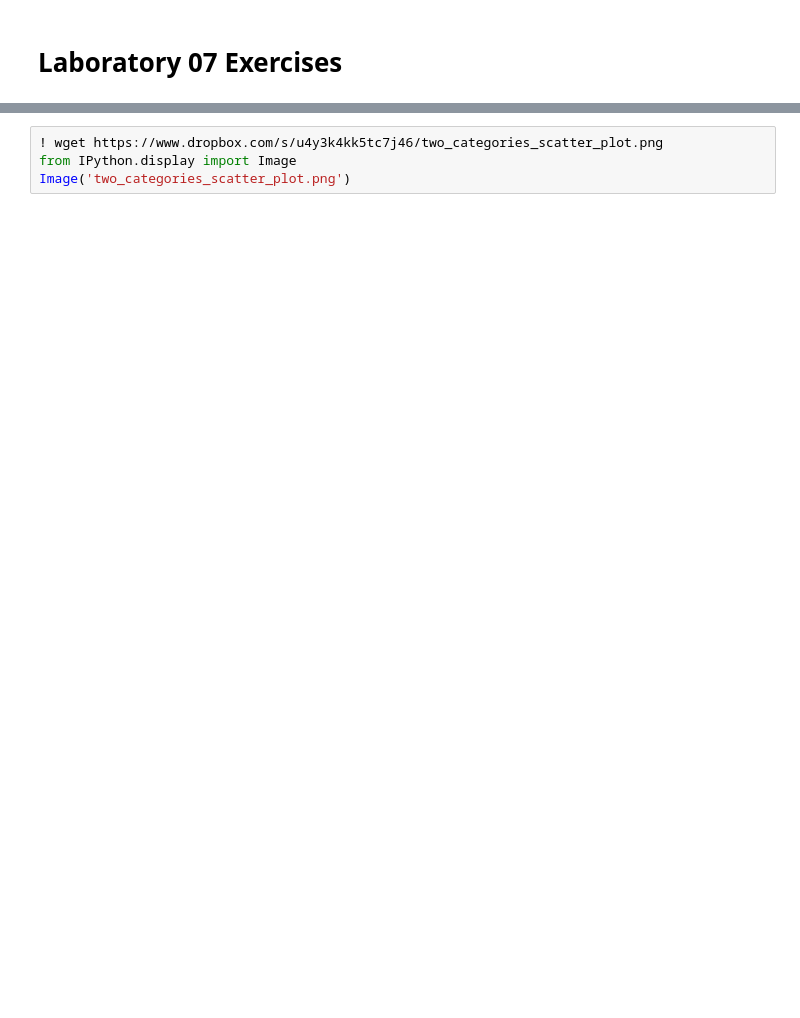
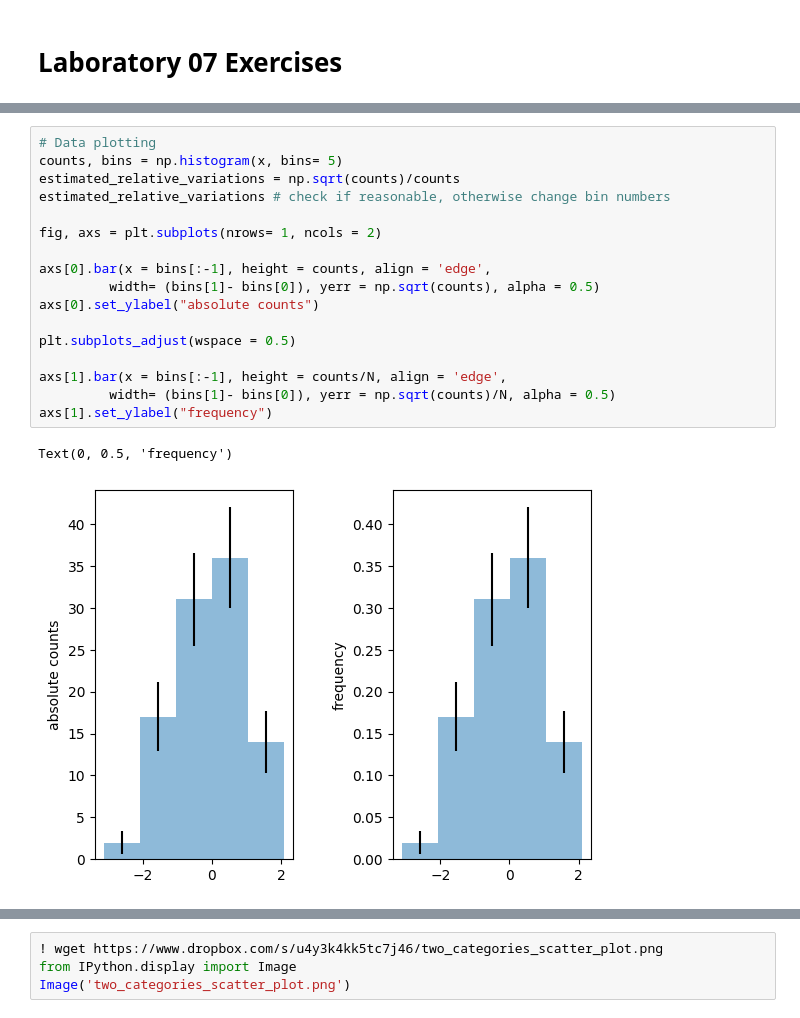
Before and after one commit to miriamzara/LaboratoryOfComputationalPhysics_Y7, a Jupyter notebook: 07_Visualization/07ex_Visualization.ipynb, the cells around one changed output, grey strips where cells are left out. Drawn from its saved outputs; the diff is of its cells as text; blank space fills up the shorter version.

```diff
--- a/07_Visualization/07ex_Visualization.ipynb
+++ b/07_Visualization/07ex_Visualization.ipynb
@@ -19 +45,21 @@ you can use the scipy function `stats.norm()` for that.
+# %%
+# Data plotting
+counts, bins = np.histogram(x, bins= 5)
+estimated_relative_variations = np.sqrt(counts)/counts
+estimated_relative_variations # check if reasonable, otherwise change bin numbers
+
+fig, axs = plt.subplots(nrows= 1, ncols = 2)
+
+axs[0].bar(x = bins[:-1], height = counts, align = 'edge',
+         width= (bins[1]- bins[0]), yerr = np.sqrt(counts), alpha = 0.5)
+axs[0].set_ylabel("absolute counts")
+
+plt.subplots_adjust(wspace = 0.5)
+
+axs[1].bar(x = bins[:-1], height = counts/N, align = 'edge',
+         width= (bins[1]- bins[0]), yerr = np.sqrt(counts)/N, alpha = 0.5)
+axs[1].set_ylabel("frequency")
+# %% [output]
+Text(0, 0.5, 'frequency')
+[figure, added]
 # %%
```
Also changed, not shown: parts of 10 cells of this notebook, 5 other files.
